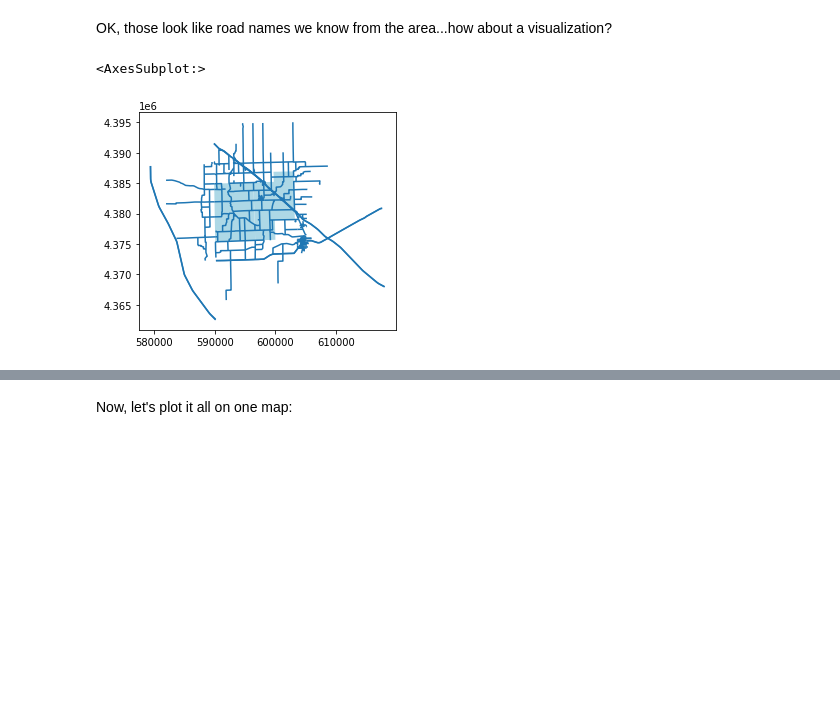
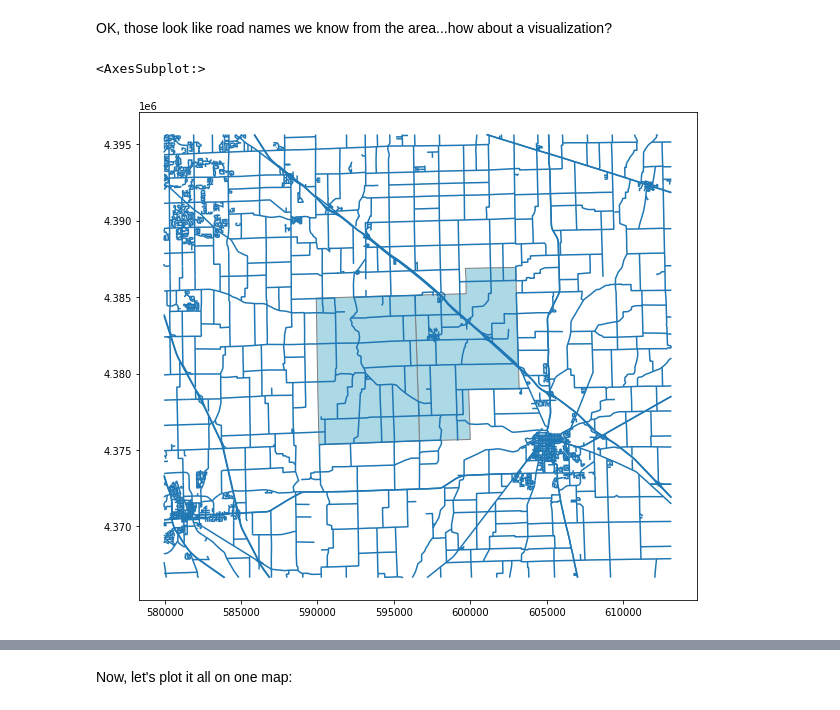
Before and after one commit to trimble/fire_geozones, a Jupyter notebook: Geos.ipynb, the cells around one changed output, grey strips where cells are left out. Drawn from its saved outputs; the diff is of its cells as text; code cells hidden in the pictures; blank space fills up the shorter version.

```diff
--- a/Geos.ipynb
+++ b/Geos.ipynb
@@ -170,10 +170,12 @@ An astonishing amount of road data is available from https://maps.indiana.edu/la
 
 ...so much so that we should just load the data that's within a reasonable distance around our target jurisdiction:
 # %%
+map_area = jurisdiction.dissolve().envelope.scale(2.5,2.5)
 roads = gpd.read_file(
 r'Streets_Roads_INDOT_2015/Roads_2015_INDOT_IN.shp',
-bbox = jurisdiction.dissolve().envelope.buffer(1500),
+bbox = map_area,
 )
+roads = roads.clip(map_area)
 roads.head()
 # %% [output]
 |  | ROUTE_NAME | ALTERNATE_ | ALTERNATE1 | COUNTY_COD | CITY_CODE | RTEL | RAMP_CODE | SECTION_NO | ROUTE_ID | ... |
@@ -185,12 +187,12 @@ roads.head()
 # %% [markdown]
 OK, those look like road names we know from the area...how about a visualization?
 # %%
-fig, ax = plt.subplots()
-jurisdiction.plot(ax=ax, color='lightblue')
+fig, ax = plt.subplots(figsize=(10,10))
+jurisdiction.plot(ax=ax, color='lightblue', edgecolor='grey')
 roads.plot(ax=ax)
 # %% [output]
 <AxesSubplot:>
-[figure, old version]
+[figure, new version]
 # %% [markdown]
 That looks familiar. We can pick out features like Shelbyville, I74, I65, and Fairland. And our two townships look right in comparison to those features.
 
```
Also changed, not shown: parts of 12 cells of this notebook.
